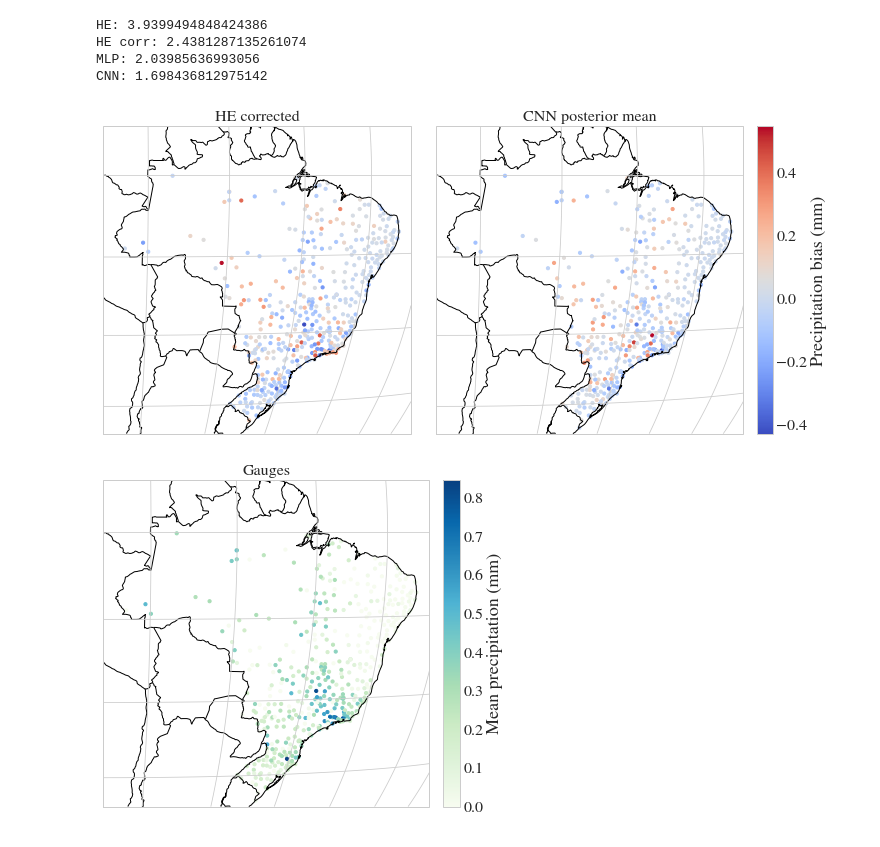
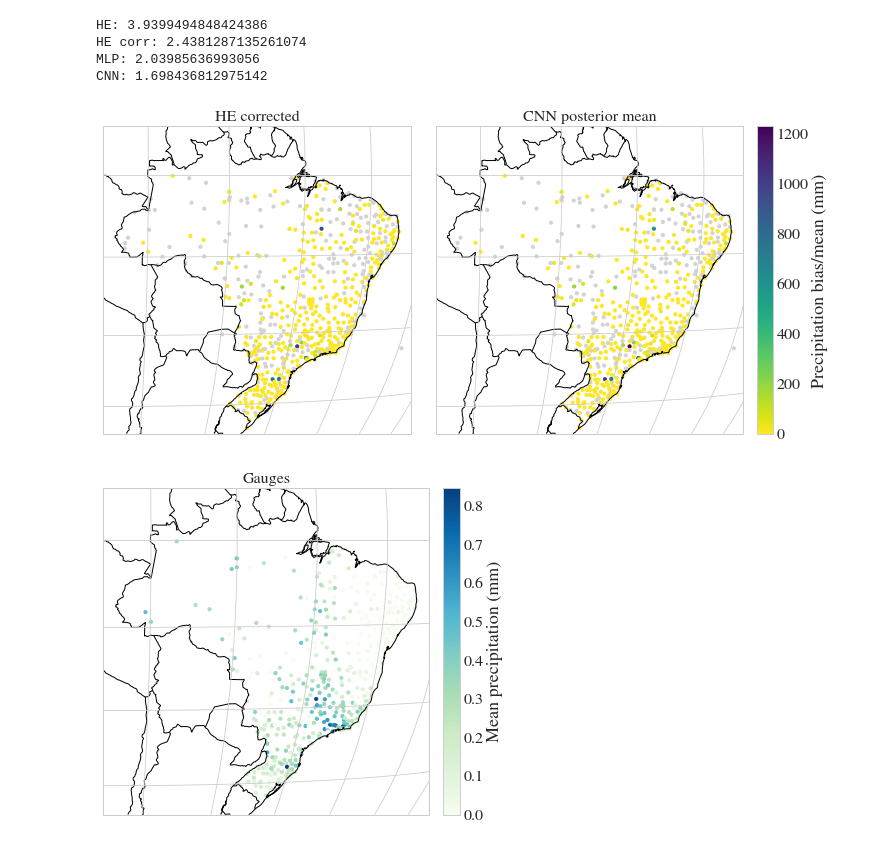
Before and after one commit to ingridingemarsson/geostat-masters-thesis, a Jupyter notebook: notebooks/compare_gauge_he_preds.ipynb, the cells around one changed output. Cells and saved outputs as stored; diff of their text form; code cells hidden in the pictures.

```diff
--- a/notebooks/compare_gauge_he_preds.ipynb
+++ b/notebooks/compare_gauge_he_preds.ipynb
@@ -241,17 +241,20 @@ MLP: 2.03985636993056
 CNN: 1.698436812975142
 # %%
 def metric_by_gauge(a):
-    cg = (combined[a] - combined['gauge_precip'])
-    cg = cg.mean(dim='time')
-    #cg = abs(cg)
-    return(cg)
+    mean_precip = combined['gauge_precip'].mean(dim='time')
+    bias_precip = (combined[a] - combined['gauge_precip']).mean(dim='time')
+    rel_bias_precip = bias_precip/mean_precip
+    #print(rel_bias_precip)
+    rel_bias_precip[rel_bias_precip==np.inf] = np.nan
+    return(rel_bias_precip)
 # %%
 CG0 = metric_by_gauge('HE_precip_corr')
 CG1 = metric_by_gauge('xception_posterior_mean')
 # %%
 vmax = max(np.nanmax(CG0.values), np.nanmax(CG1.values))
-vmin = max(np.nanmin(CG0.values), np.nanmin(CG1.values))
-cmap='coolwarm'
+vmin = min(np.nanmin(CG0.values), np.nanmin(CG1.values))
+cmap=plt.get_cmap('viridis_r')#plt.get_cmap('coolwarm')
+cmap.set_bad('lightgrey',1.)
 # %%
 areas_filepath =  '../dataset/downloads/files/areas.yaml'
 initial_load(areas_filepath)
@@ -259,35 +262,36 @@ area_def_region = plot_dataset_funs.area_def.copy(area_extent = plot_dataset_fun
                                                   height = plot_dataset_funs.region_height,
                                                   width = plot_dataset_funs.region_width)
 crs = area_def_region.to_cartopy_crs()
 fig, ax = plt.subplots(1,2, subplot_kw={'projection': crs}, figsize = setup.figsize_two_cols)
 
 m = ax[0].scatter(x=metadata.lon, y=metadata.lat, c=CG0, transform=ccrs.PlateCarree(), s=10, cmap=cmap,
                   vmax=vmax, vmin=vmin)
 
 ax[0].coastlines()
 ax[0].gridlines()
 ax[0].add_feature(cartopy.feature.BORDERS)
 ax[0].set_global()
 ax[0].set_xlabel('x')
 ax[0].set_ylabel('y')
 ax[0].set_title(setup.variable_dict['HE_precip_corr']['label'])
 
 m = ax[1].scatter(x=metadata.lon, y=metadata.lat, c=CG1, transform=ccrs.PlateCarree(), s=10, cmap=cmap,
                   vmax=vmax, vmin=vmin)
 
 ax[1].coastlines()
 ax[1].gridlines()
 ax[1].add_feature(cartopy.feature.BORDERS)
 ax[1].set_global()
 ax[1].set_xlabel('x')
 ax[1].set_ylabel('y')
 ax[1].set_title(setup.variable_dict['xception_posterior_mean']['label'])
 
+
 fig.subplots_adjust(wspace=0.08)
-fig.colorbar(m, ax=ax, fraction=0.023, pad=0.021).set_label(label='Precipitation bias (mm)', size=18)
+fig.colorbar(m, ax=ax, fraction=0.023, pad=0.021).set_label(label='Precipitation bias/mean (mm)', size=18)
 #plt.savefig('../plots/thesis/gaugesbias.pdf', bbox_inches='tight')
 # %% [output]
-[figure, old version]
+[figure, new version]
 # %%
 CGt = combined['gauge_precip'].mean(dim='time')
 # %%
```
Also changed, not shown: parts of 10 cells of this notebook, 15 other files.
